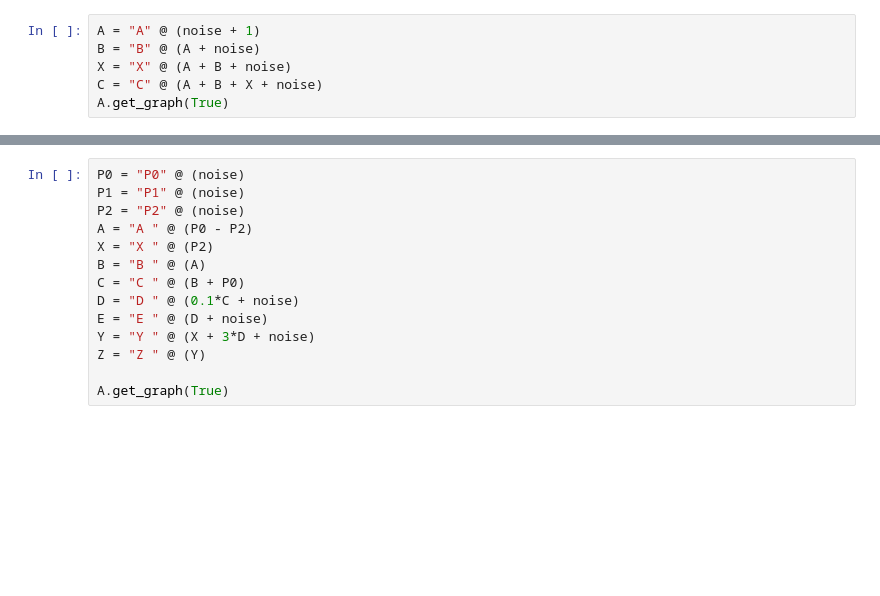
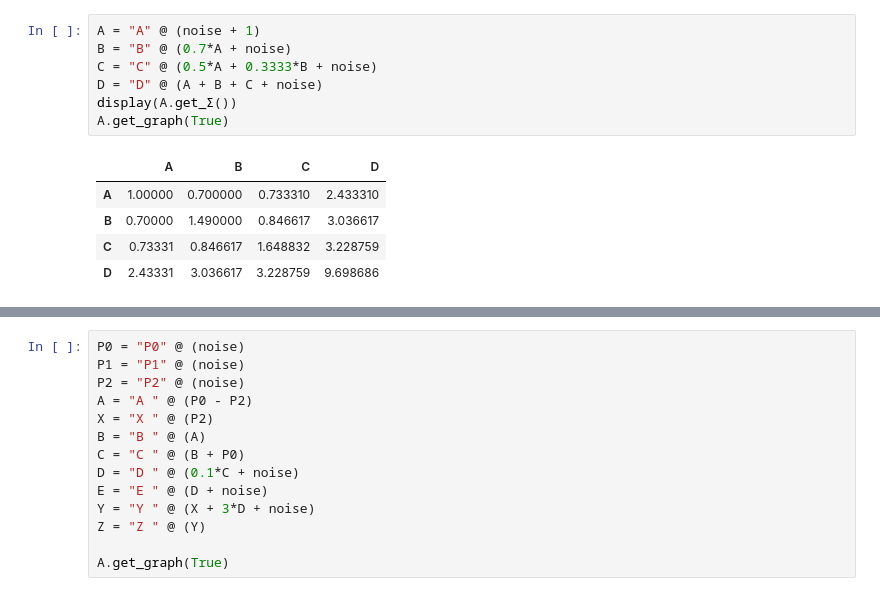
Before and after one commit to Whatisthisname/bayesian_network_to_spn, a Jupyter notebook: nb_clg_tests_conditioning.ipynb, the cells around one changed output, grey strips where cells are left out. Cells and saved outputs as stored; diff of their text form; blank space fills up the shorter version.

```diff
--- a/nb_clg_tests_conditioning.ipynb
+++ b/nb_clg_tests_conditioning.ipynb
@@ -48,8 +48,14 @@ B.get_Σ()
 # %%
 A = "A" @ (noise + 1)
-B = "B" @ (A + noise)
-X = "X" @ (A + B + noise)
-C = "C" @ (A + B + X + noise)
+B = "B" @ (0.7*A + noise)
+C = "C" @ (0.5*A + 0.3333*B + noise)
+D = "D" @ (A + B + C + noise)
+display(A.get_Σ())
 A.get_graph(True)
 # %% [output]
+|  | A | B | C | D |
+| A | 1.00000 | 0.700000 | 0.733310 | 2.433310 |
+| B | 0.70000 | 1.490000 | 0.846617 | 3.036617 |
+| C | 0.73331 | 0.846617 | 1.648832 | 3.228759 |
+| D | 2.43331 | 3.036617 | 3.228759 | 9.698686 |
 [drawing not drawn]
```
Also changed, not shown: parts of 5 cells of this notebook, 20 other files.
